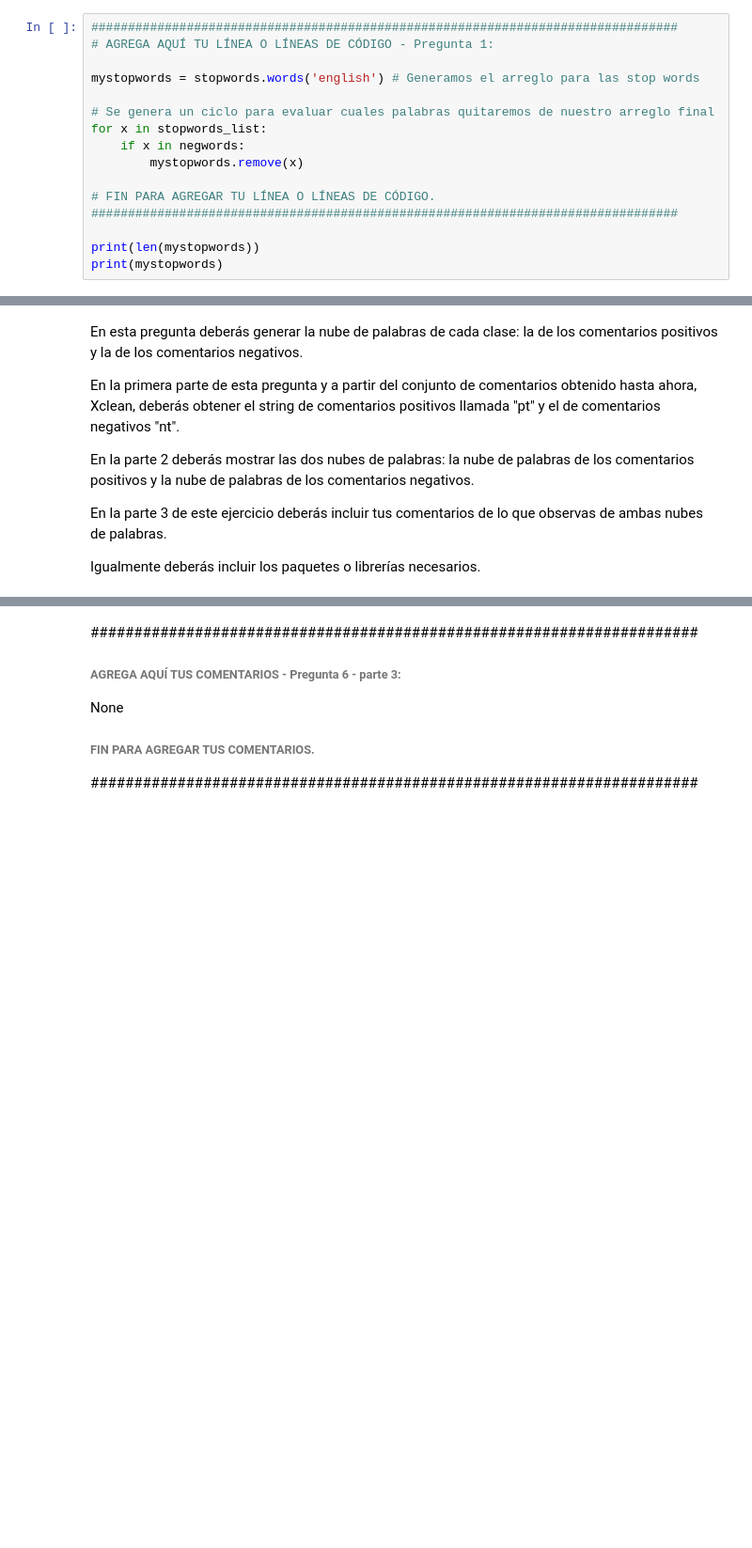
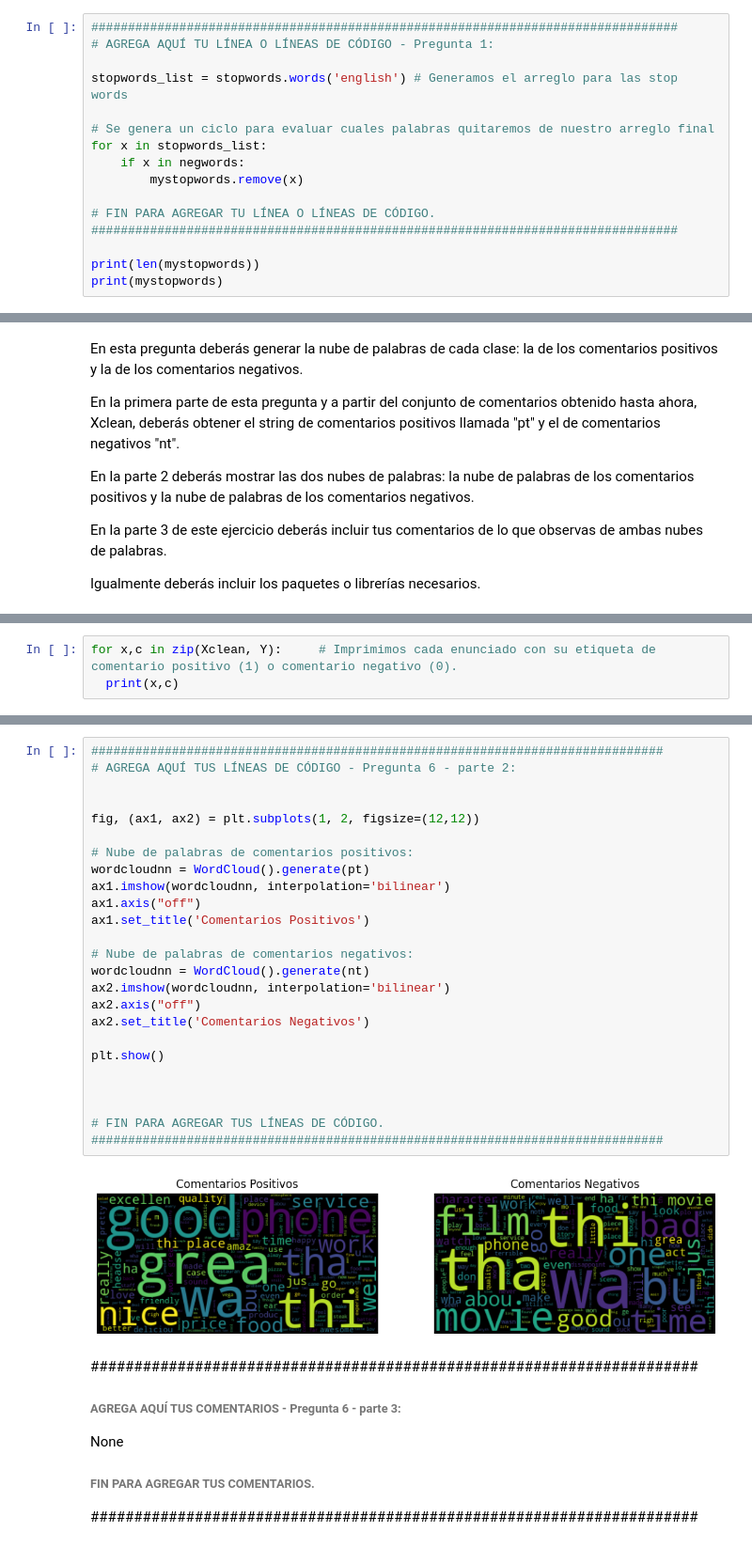
Before and after one commit to salvadorMtz117/procesamiento_lenguaje_natural, a Jupyter notebook: Semana_3/MNA_NLP_semanas_03_04_Actividad.ipynb, the cells around one changed output, grey strips where cells are left out. Shown at 94% size. Cells and saved outputs as stored; diff of their text form; blank space fills up the shorter version.

Commit message:
Versión 2 de actividad, falta comentarios

```diff
--- a/Semana_3/MNA_NLP_semanas_03_04_Actividad.ipynb
+++ b/Semana_3/MNA_NLP_semanas_03_04_Actividad.ipynb
@@ -60,7 +66,7 @@ Excluye todas las palabras de la lista "negwords" de la lista predeterminada de
 ################################################################################
 # AGREGA AQUÍ TU LÍNEA O LÍNEAS DE CÓDIGO - Pregunta 1:
 
-mystopwords = stopwords.words('english') # Generamos el arreglo para las stop words
+stopwords_list = stopwords.words('english') # Generamos el arreglo para las stop words
 
 # Se genera un ciclo para evaluar cuales palabras quitaremos de nuestro arreglo final
 for x in stopwords_list:
@@ -487,0 +468,3 @@ None
+# %%
+for x,c in zip(Xclean, Y):     # Imprimimos cada enunciado con su etiqueta de comentario positivo (1) o comentario negativo (0).
+  print(x,c)
@@ -488,3 +517,30 @@ None
+# %%
+##############################################################################
+# AGREGA AQUÍ TUS LÍNEAS DE CÓDIGO - Pregunta 6 - parte 2:
+
+
+fig, (ax1, ax2) = plt.subplots(1, 2, figsize=(12,12))
+
+# Nube de palabras de comentarios positivos:
+wordcloudnn = WordCloud().generate(pt)
+ax1.imshow(wordcloudnn, interpolation='bilinear')
+ax1.axis("off")
+ax1.set_title('Comentarios Positivos')
+
+# Nube de palabras de comentarios negativos:
+wordcloudnn = WordCloud().generate(nt)
+ax2.imshow(wordcloudnn, interpolation='bilinear')
+ax2.axis("off")
+ax2.set_title('Comentarios Negativos')
+
+plt.show()
+
+
+
+# FIN PARA AGREGAR TUS LÍNEAS DE CÓDIGO.
+##############################################################################
+# %% [output]
+[figure, added]
 # %% [markdown]
 ######################################################################
 ###### **AGREGA AQUÍ TUS COMENTARIOS - Pregunta 6 - parte 3:**
```
Also changed, not shown: parts of 23 cells of this notebook.
